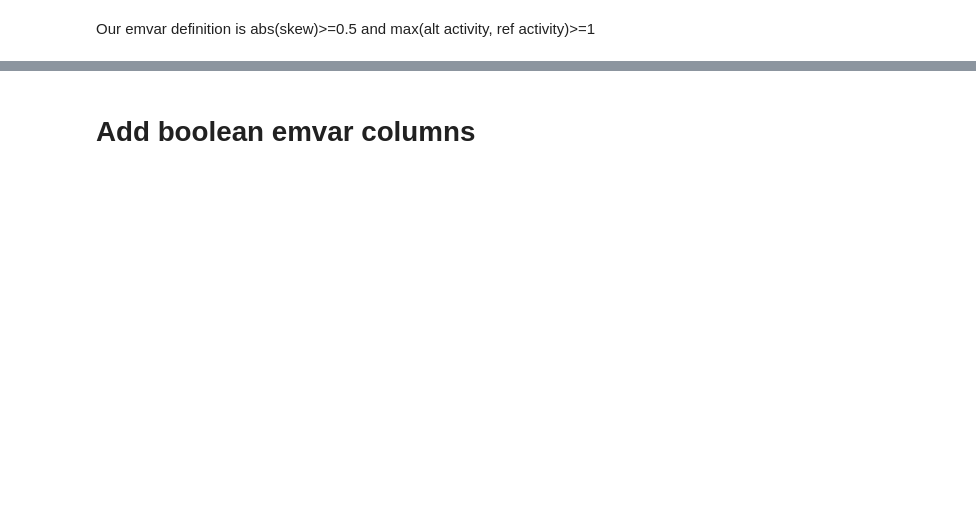
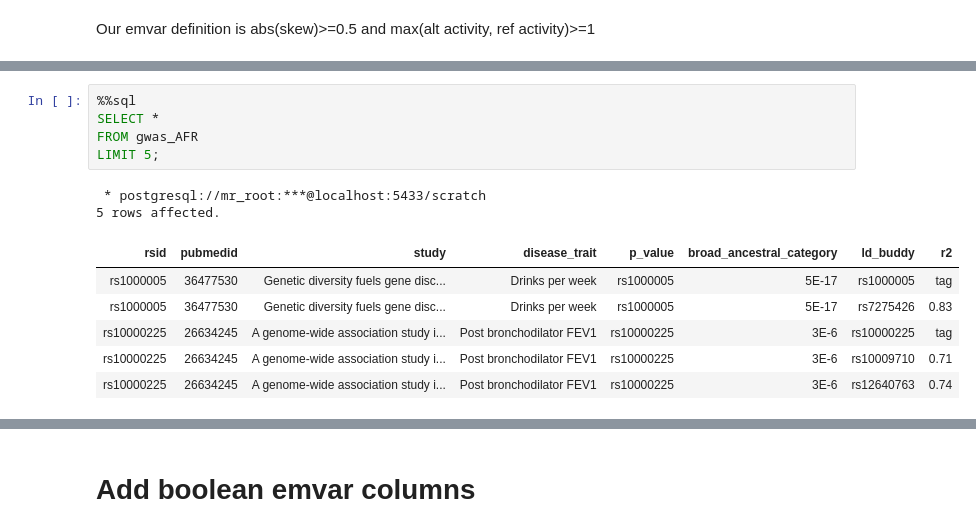
Before and after one commit to Reilly-Lab-Yale/variant_effects_mnoon, a Jupyter notebook: helper/gwas_intersection/10_compute_emvar/compute_emvar.ipynb, the cells around one changed output, grey strips where cells are left out. Saved outputs shown, nothing was run; the diff lists cells and outputs as text; blank space fills up the shorter version.

```diff
--- a/helper/gwas_intersection/10_compute_emvar/compute_emvar.ipynb
+++ b/helper/gwas_intersection/10_compute_emvar/compute_emvar.ipynb
@@ -38,0 +105,14 @@ LIMIT 5;
+# %%
+%%sql
+SELECT *
+FROM gwas_AFR
+LIMIT 5;
+# %% [output]
+ * postgresql://mr_root:***@localhost:5433/scratch
+5 rows affected.
+| rsid | pubmedid | study | disease_trait | p_value | broad_ancestral_category | ld_buddy | r2 |
+| rs1000005 | 36477530 | Genetic diversity fuels gene disc... | Drinks per week | rs1000005 | 5E-17 | rs1000005 | tag |
+| rs1000005 | 36477530 | Genetic diversity fuels gene disc... | Drinks per week | rs1000005 | 5E-17 | rs7275426 | 0.83 |
+| rs10000225 | 26634245 | A genome-wide association study i... | Post bronchodilator FEV1 | rs10000225 | 3E-6 | rs10000225 | tag |
+| rs10000225 | 26634245 | A genome-wide association study i... | Post bronchodilator FEV1 | rs10000225 | 3E-6 | rs10009710 | 0.71 |
+| rs10000225 | 26634245 | A genome-wide association study i... | Post bronchodilator FEV1 | rs10000225 | 3E-6 | rs12640763 | 0.74 |
```
Also changed, not shown: parts of 26 cells of this notebook.
